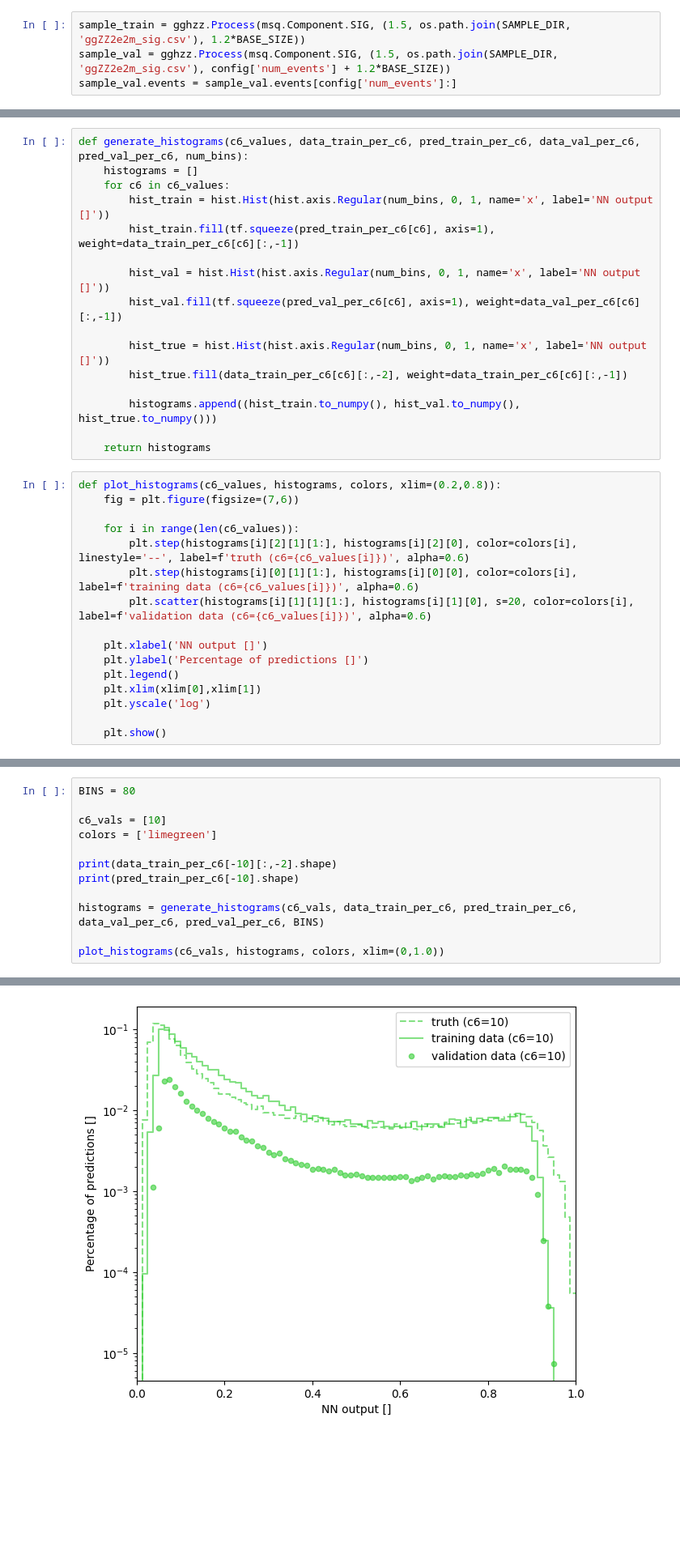
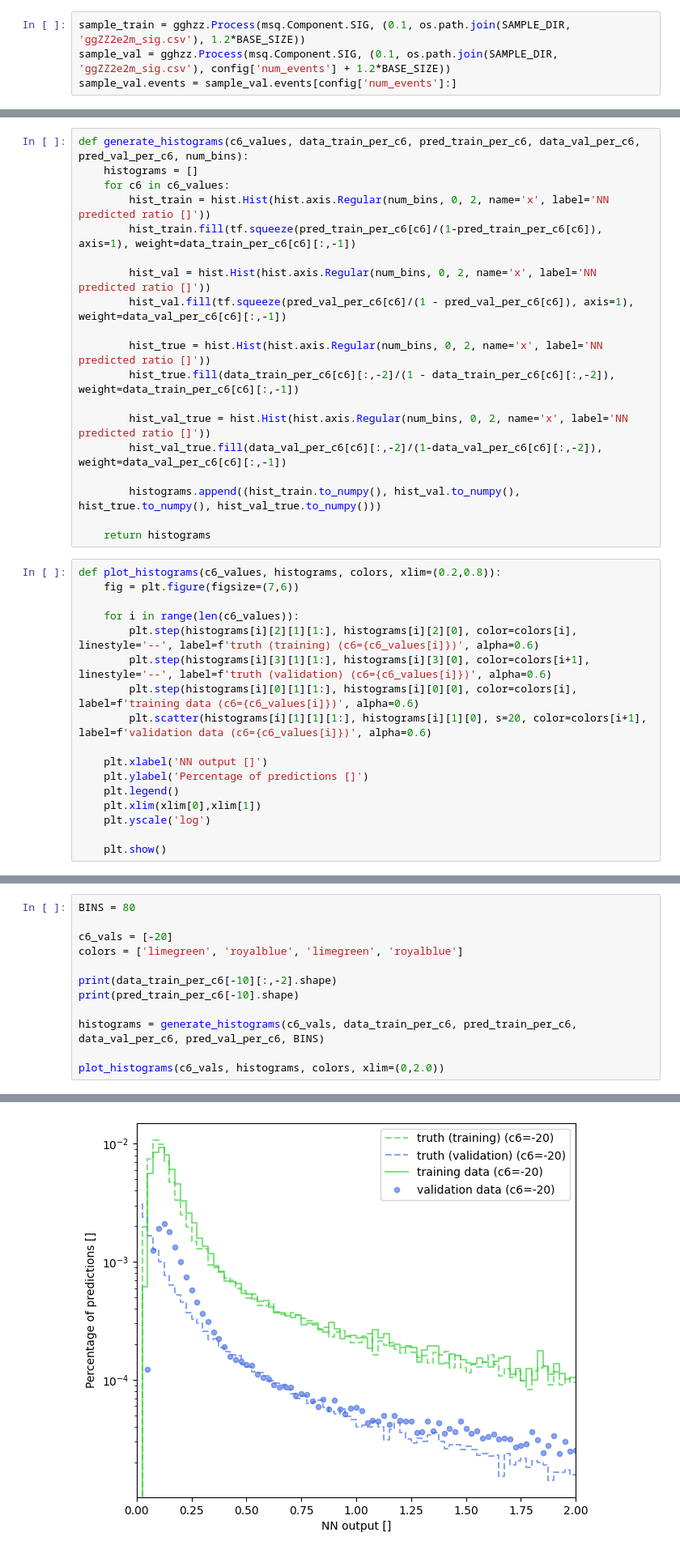
Before and after one commit to hep-cce/nsbi4hep, a Jupyter notebook: plot-alice-outputs.ipynb, the cells around one changed output, grey strips where cells are left out. Shown at 81% size. Cells and saved outputs as stored; diff of their text form; blank space fills up the shorter version.

```diff
--- a/plot-alice-outputs.ipynb
+++ b/plot-alice-outputs.ipynb
@@ -28,8 +29,8 @@ SAMPLE_DIR='..'
 with open(os.path.join(OUTPUT_DIR, CONF_FILE), 'r') as conf_file:
     config = json.load(conf_file)
 # %%
-sample_train = gghzz.Process(msq.Component.SIG, (1.5, os.path.join(SAMPLE_DIR, 'ggZZ2e2m_sig.csv'), 1.2*BASE_SIZE))
-sample_val = gghzz.Process(msq.Component.SIG, (1.5, os.path.join(SAMPLE_DIR, 'ggZZ2e2m_sig.csv'), config['num_events'] + 1.2*BASE_SIZE))
+sample_train = gghzz.Process(msq.Component.SIG, (0.1, os.path.join(SAMPLE_DIR, 'ggZZ2e2m_sig.csv'), 1.2*BASE_SIZE))
+sample_val = gghzz.Process(msq.Component.SIG, (0.1, os.path.join(SAMPLE_DIR, 'ggZZ2e2m_sig.csv'), config['num_events'] + 1.2*BASE_SIZE))
 sample_val.events = sample_val.events[config['num_events']:]
 # %%
 z_chooser = zpair.ZPairChooser(bounds1=(70,115), bounds2=(70,115), algorithm='leastsquare')
@@ -96,16 +95,19 @@ data_val_per_c6 = {c6_values[i]: val_set[i*BASE_SIZE:(i+1)*BASE_SIZE] for i in r
 def generate_histograms(c6_values, data_train_per_c6, pred_train_per_c6, data_val_per_c6, pred_val_per_c6, num_bins):
     histograms = []
     for c6 in c6_values:
-        hist_train = hist.Hist(hist.axis.Regular(num_bins, 0, 1, name='x', label='NN output []'))
-        hist_train.fill(tf.squeeze(pred_train_per_c6[c6], axis=1), weight=data_train_per_c6[c6][:,-1])
+        hist_train = hist.Hist(hist.axis.Regular(num_bins, 0, 2, name='x', label='NN predicted ratio []'))
+        hist_train.fill(tf.squeeze(pred_train_per_c6[c6]/(1-pred_train_per_c6[c6]), axis=1), weight=data_train_per_c6[c6][:,-1])
 
-        hist_val = hist.Hist(hist.axis.Regular(num_bins, 0, 1, name='x', label='NN output []'))
-        hist_val.fill(tf.squeeze(pred_val_per_c6[c6], axis=1), weight=data_val_per_c6[c6][:,-1])
+        hist_val = hist.Hist(hist.axis.Regular(num_bins, 0, 2, name='x', label='NN predicted ratio []'))
+        hist_val.fill(tf.squeeze(pred_val_per_c6[c6]/(1 - pred_val_per_c6[c6]), axis=1), weight=data_val_per_c6[c6][:,-1])
 
-        hist_true = hist.Hist(hist.axis.Regular(num_bins, 0, 1, name='x', label='NN output []'))
-        hist_true.fill(data_train_per_c6[c6][:,-2], weight=data_train_per_c6[c6][:,-1])
+        hist_true = hist.Hist(hist.axis.Regular(num_bins, 0, 2, name='x', label='NN predicted ratio []'))
+        hist_true.fill(data_train_per_c6[c6][:,-2]/(1 - data_train_per_c6[c6][:,-2]), weight=data_train_per_c6[c6][:,-1])
 
-        histograms.append((hist_train.to_numpy(), hist_val.to_numpy(), hist_true.to_numpy()))
+        hist_val_true = hist.Hist(hist.axis.Regular(num_bins, 0, 2, name='x', label='NN predicted ratio []'))
+        hist_val_true.fill(data_val_per_c6[c6][:,-2]/(1-data_val_per_c6[c6][:,-2]), weight=data_val_per_c6[c6][:,-1])
+
+        histograms.append((hist_train.to_numpy(), hist_val.to_numpy(), hist_true.to_numpy(), hist_val_true.to_numpy()))
 
     return histograms
 # %%
@@ -113,9 +115,10 @@ def plot_histograms(c6_values, histograms, colors, xlim=(0.2,0.8)):
     fig = plt.figure(figsize=(7,6))
 
     for i in range(len(c6_values)):
-        plt.step(histograms[i][2][1][1:], histograms[i][2][0], color=colors[i], linestyle='--', label=f'truth (c6={c6_values[i]})', alpha=0.6)
+        plt.step(histograms[i][2][1][1:], histograms[i][2][0], color=colors[i], linestyle='--', label=f'truth (training) (c6={c6_values[i]})', alpha=0.6)
+        plt.step(histograms[i][3][1][1:], histograms[i][3][0], color=colors[i+1], linestyle='--', label=f'truth (validation) (c6={c6_values[i]})', alpha=0.6)
         plt.step(histograms[i][0][1][1:], histograms[i][0][0], color=colors[i], label=f'training data (c6={c6_values[i]})', alpha=0.6)
-        plt.scatter(histograms[i][1][1][1:], histograms[i][1][0], s=20, color=colors[i], label=f'validation data (c6={c6_values[i]})', alpha=0.6)
+        plt.scatter(histograms[i][1][1][1:], histograms[i][1][0], s=20, color=colors[i+1], label=f'validation data (c6={c6_values[i]})', alpha=0.6)
 
     plt.xlabel('NN output []')
     plt.ylabel('Percentage of predictions []')
@@ -127,16 +138,16 @@ def plot_histograms(c6_values, histograms, colors, xlim=(0.2,0.8)):
 # %%
 BINS = 80
 
-c6_vals = [10]
-colors = ['limegreen']
+c6_vals = [-20]
+colors = ['limegreen', 'royalblue', 'limegreen', 'royalblue']
 
 print(data_train_per_c6[-10][:,-2].shape)
 print(pred_train_per_c6[-10].shape)
 
 histograms = generate_histograms(c6_vals, data_train_per_c6, pred_train_per_c6, data_val_per_c6, pred_val_per_c6, BINS)
 
-plot_histograms(c6_vals, histograms, colors, xlim=(0,1.0))
+plot_histograms(c6_vals, histograms, colors, xlim=(0,2.0))
 # %% [output]
 (100000,)
 (100000, 1)
-[figure, old version]
+[figure, new version]
```
Also changed, not shown: parts of 8 cells of this notebook.
